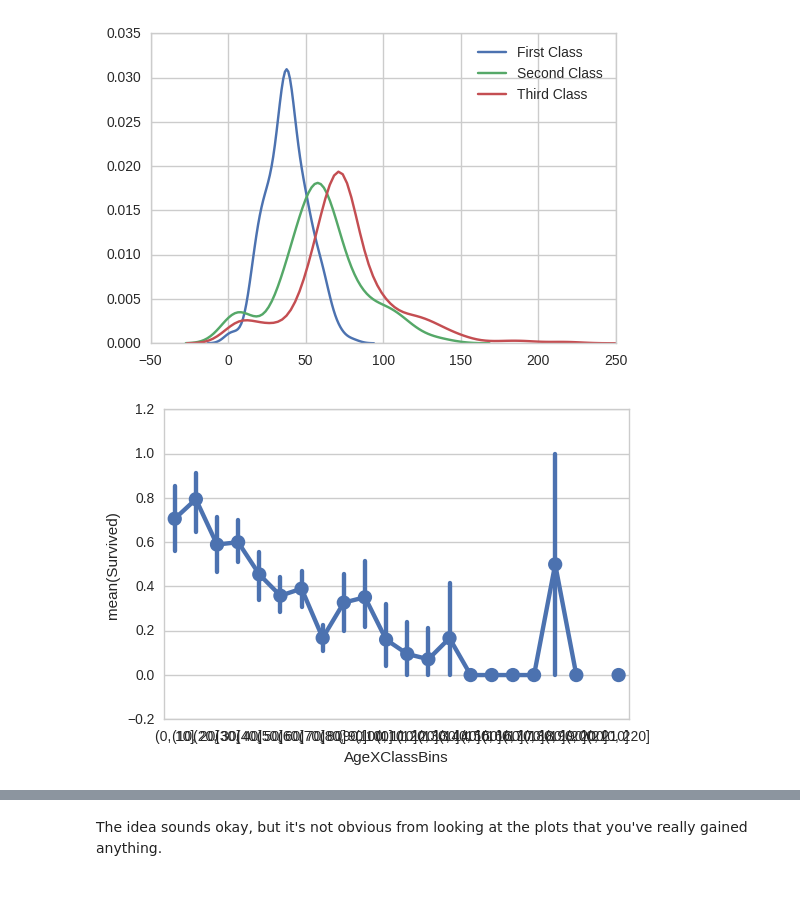
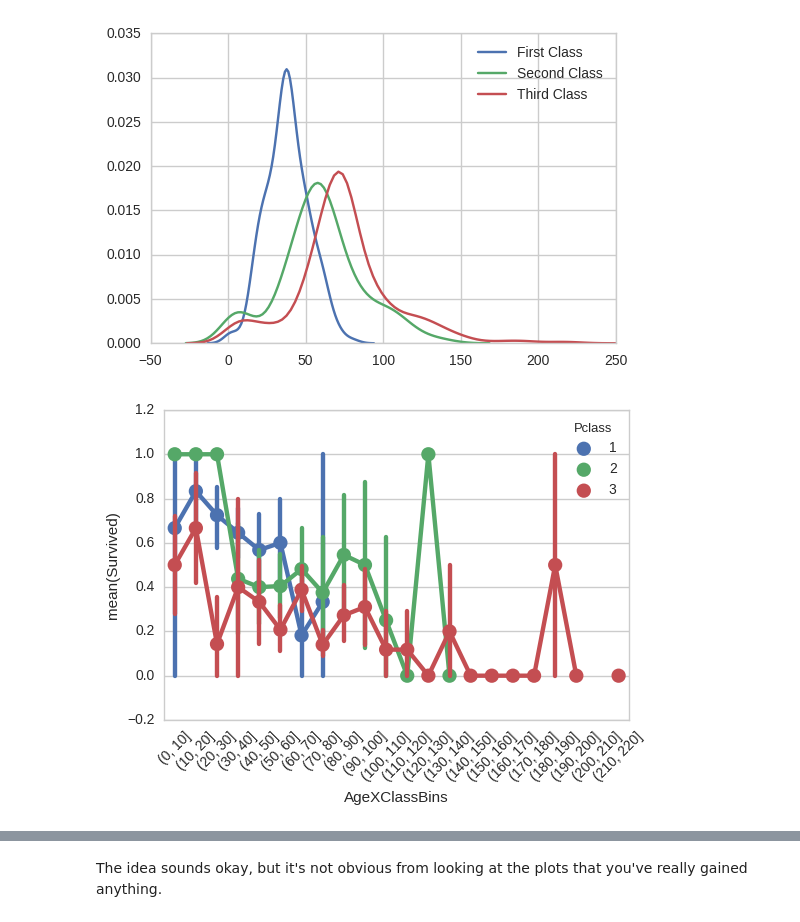
Before and after one commit to necromuralist/kaggle_studies, a Jupyter notebook: titanic/titanic_pandas.ipynb, the cells around one changed output, grey strips where cells are left out. Drawn from its saved outputs; the diff is of its cells as text; code cells hidden in the pictures; blank space fills up the shorter version.

```diff
--- a/titanic/titanic_pandas.ipynb
+++ b/titanic/titanic_pandas.ipynb
@@ -541,0 +573,2 @@ axe = seaborn.factorplot(x="Parch", y="Survived", hue="Pclass", col="Sex", data=
+# %%
+data["CheapFare"] = data[data.Fare < 100].Fare
@@ -541,0 +608,6 @@ axe = seaborn.factorplot(x="Parch", y="Survived", hue="Pclass", col="Sex", data=
+# %%
+def is_master(row):
+    return "Master" in row.Name
+
+boys = data[data.apply(is_master, axis=1)]
+boys.Age.describe()
@@ -555,0 +651,2 @@ assert data.Gender[data.Gender==1].count() == data.Sex[data.Sex=="male"].count()
+# %%
+data.AgeFill[(data.apply(is_master, axis=1)) & (data.AgeFill.isnull())] = boys.Age.median()
@@ -586,4 +682,4 @@ datasets = [data, test_data]
 for gender in (0, 1):
     for pclass in (1, 2, 3):
         for dataset in datasets:
-            dataset.AgeFill[(dataset.Gender==gender) & (dataset.Pclass==pclass) & (dataset.Age.isnull())] = medians[gender][pclass]
+            dataset.AgeFill[(dataset["Gender"]==gender) & (dataset["Pclass"]==pclass) & (dataset["Age"].isnull())] = medians[gender][pclass]
@@ -810,7 +943,7 @@ axe = seaborn.kdeplot(data[data.Pclass==3].AgeXClass, label="Third Class")
 # %% [output]
 [figure]
 # %%
-axe = seaborn.pointplot(x="AgeXClassBins", y="Survived", data=data)
-#ticks = axe.set_xticklabels(rotation=45)
+axe = seaborn.pointplot(x="AgeXClassBins", y="Survived", hue="Pclass", data=data)
+ticks = axe.set_xticklabels(axe.xaxis.get_majorticklabels(), rotation=45)
 # %% [output]
-[figure, old version]
+[figure, new version]
```
Also changed, not shown: parts of 73 cells of this notebook, 4 other files.
